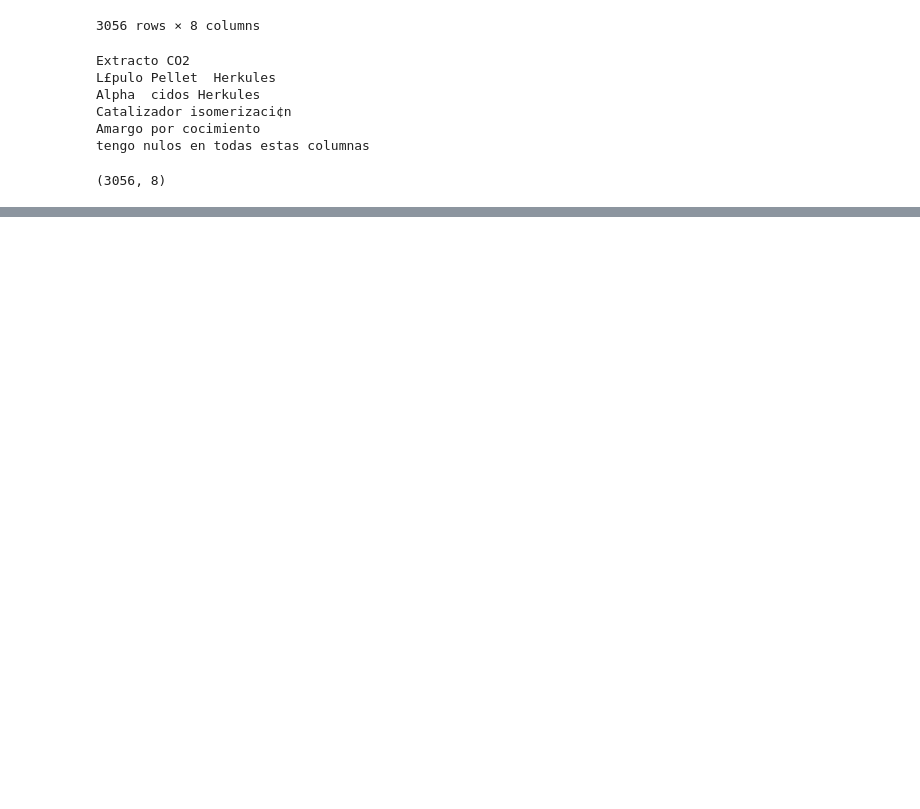
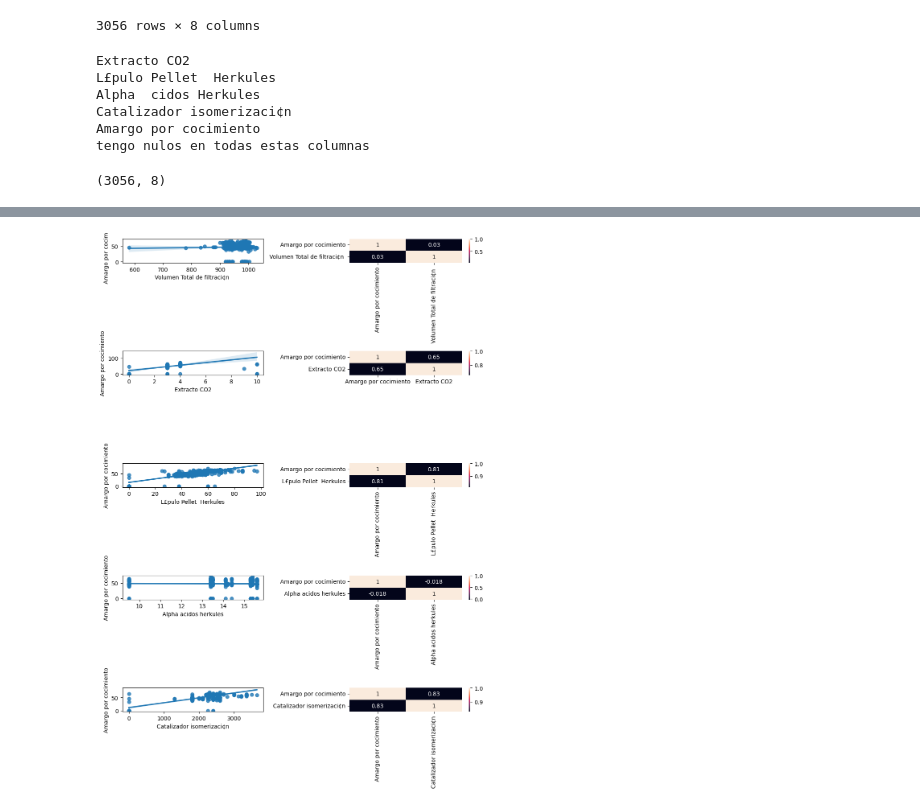
Before and after one commit to 19Juan/Bitterness, a Jupyter notebook: src/explore.ipynb, the cells around one changed output, grey strips where cells are left out. Saved outputs shown, nothing was run; the diff lists cells and outputs as text; code cells hidden in the pictures; blank space fills up the shorter version.

```diff
--- a/src/explore.ipynb
+++ b/src/explore.ipynb
@@ -106,0 +209,19 @@ plt.show()
+# %%
+#Se continua con el análisis multivariable
+fig, axis = plt.subplots(5, 2, figsize=(10, 14))
+
+sns.regplot(ax=axis[0, 0], data=df, x='Volumen Total de filtraci¢n ', y='Amargo por cocimiento')
+sns.heatmap(df[['Amargo por cocimiento', 'Volumen Total de filtraci¢n ']].corr(), ax=axis[0, 1], annot=True)
+sns.regplot(ax=axis[1, 0], data=df, x='Extracto CO2', y='Amargo por cocimiento')
+sns.heatmap(df[['Amargo por cocimiento', 'Extracto CO2']].corr(), ax=axis[1, 1], annot=True)
+sns.regplot(ax=axis[2, 0], data=df, x='L£pulo Pellet  Herkules', y='Amargo por cocimiento')
+sns.heatmap(df[['Amargo por cocimiento', 'L£pulo Pellet  Herkules']].corr(), ax=axis[2, 1], annot=True)
+sns.regplot(ax=axis[3, 0], data=df, x='Alpha acidos herkules', y='Amargo por cocimiento')
+sns.heatmap(df[['Amargo por cocimiento', 'Alpha acidos herkules']].corr(), ax=axis[3, 1], annot=True)
+sns.regplot(ax=axis[4, 0], data=df, x='Catalizador isomerizaci¢n', y='Amargo por cocimiento')
+sns.heatmap(df[['Amargo por cocimiento', 'Catalizador isomerizaci¢n']].corr(), ax=axis[4, 1], annot=True)
+
+plt.tight_layout()
+plt.show()
+# %% [output]
+[figure, added]
```
Also changed, not shown: parts of 29 cells of this notebook, 2 other files.
